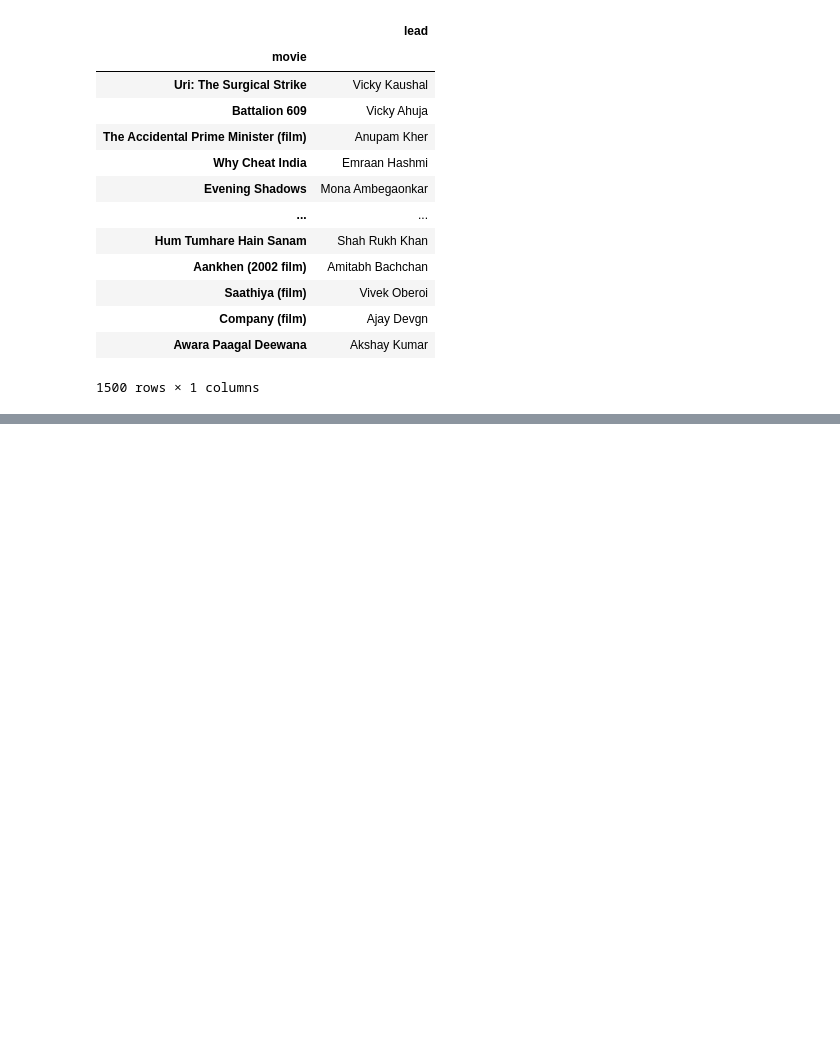
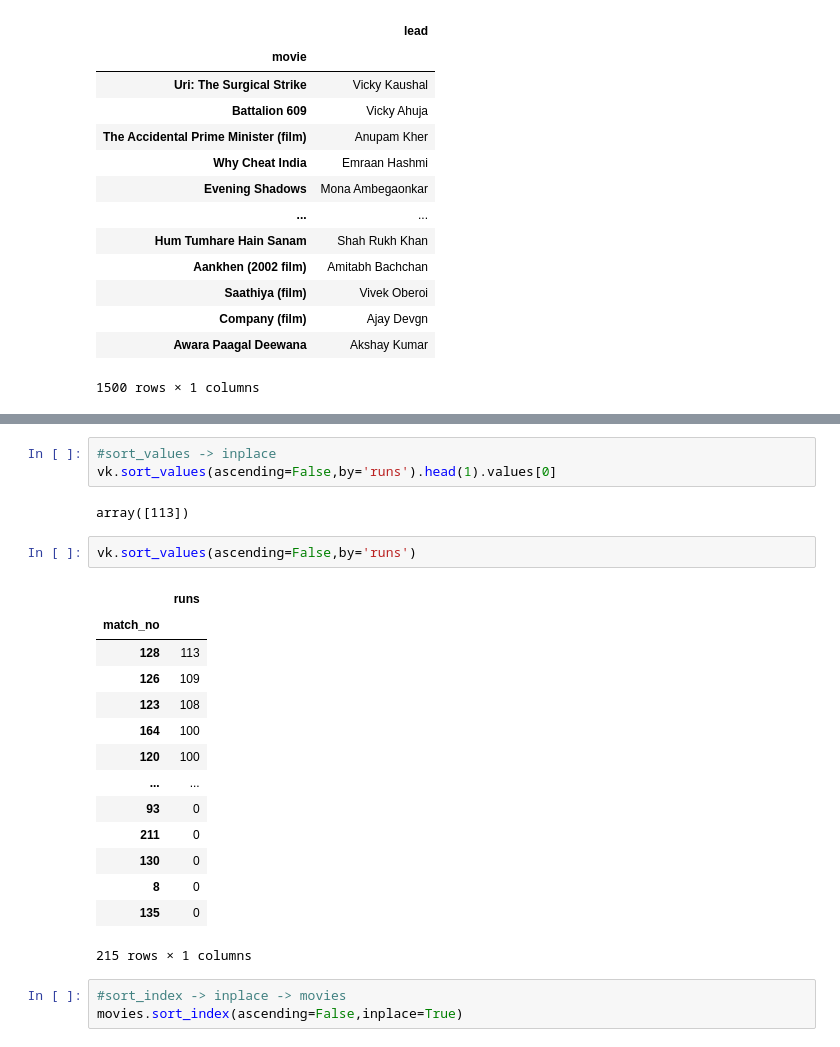
Before and after one commit to gmohite7/machine-learning, a Jupyter notebook: Week 06 Pandas/session-16-pandas-series.ipynb, the cells around one changed output, grey strips where cells are left out. Cells and saved outputs as stored; diff of their text form; blank space fills up the shorter version.

```diff
--- a/Week 06 Pandas/session-16-pandas-series.ipynb
+++ b/Week 06 Pandas/session-16-pandas-series.ipynb
@@ -169,0 +233,25 @@ movies
+# %%
+#sort_values -> inplace
+vk.sort_values(ascending=False,by='runs').head(1).values[0]
+# %% [output]
+array([113])
+# %%
+vk.sort_values(ascending=False,by='runs')
+# %% [output]
+|  | runs |
+| match_no |  |
+| 128 | 113 |
+| 126 | 109 |
+| 123 | 108 |
+| 164 | 100 |
+| 120 | 100 |
+| ... | ... |
+| 93 | 0 |
+| 211 | 0 |
+| 130 | 0 |
+| 8 | 0 |
+| 135 | 0 |
+215 rows × 1 columns
+# %%
+#sort_index -> inplace -> movies
+movies.sort_index(ascending=False,inplace=True)
```
Also changed, not shown: parts of 79 cells of this notebook, 1 other file.
